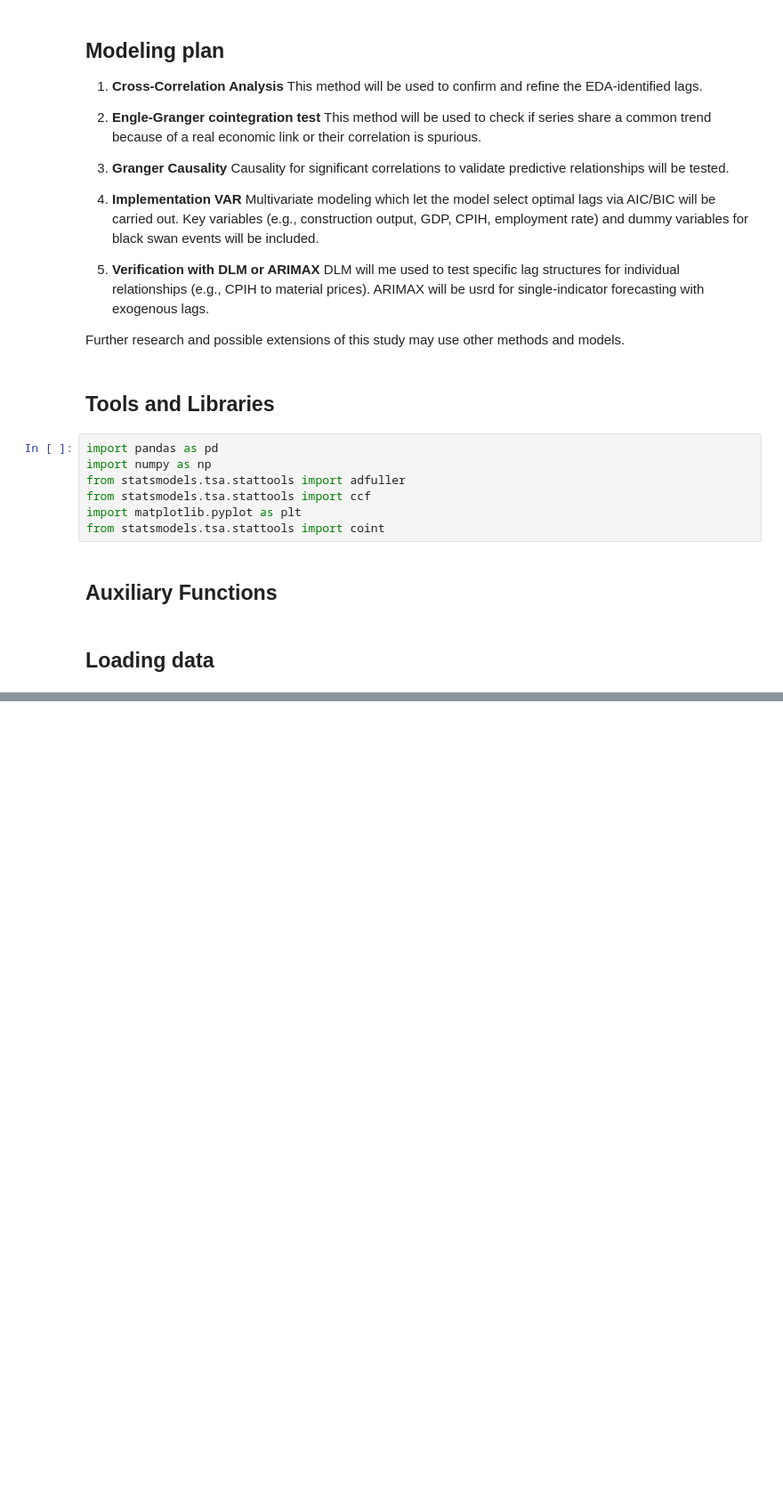
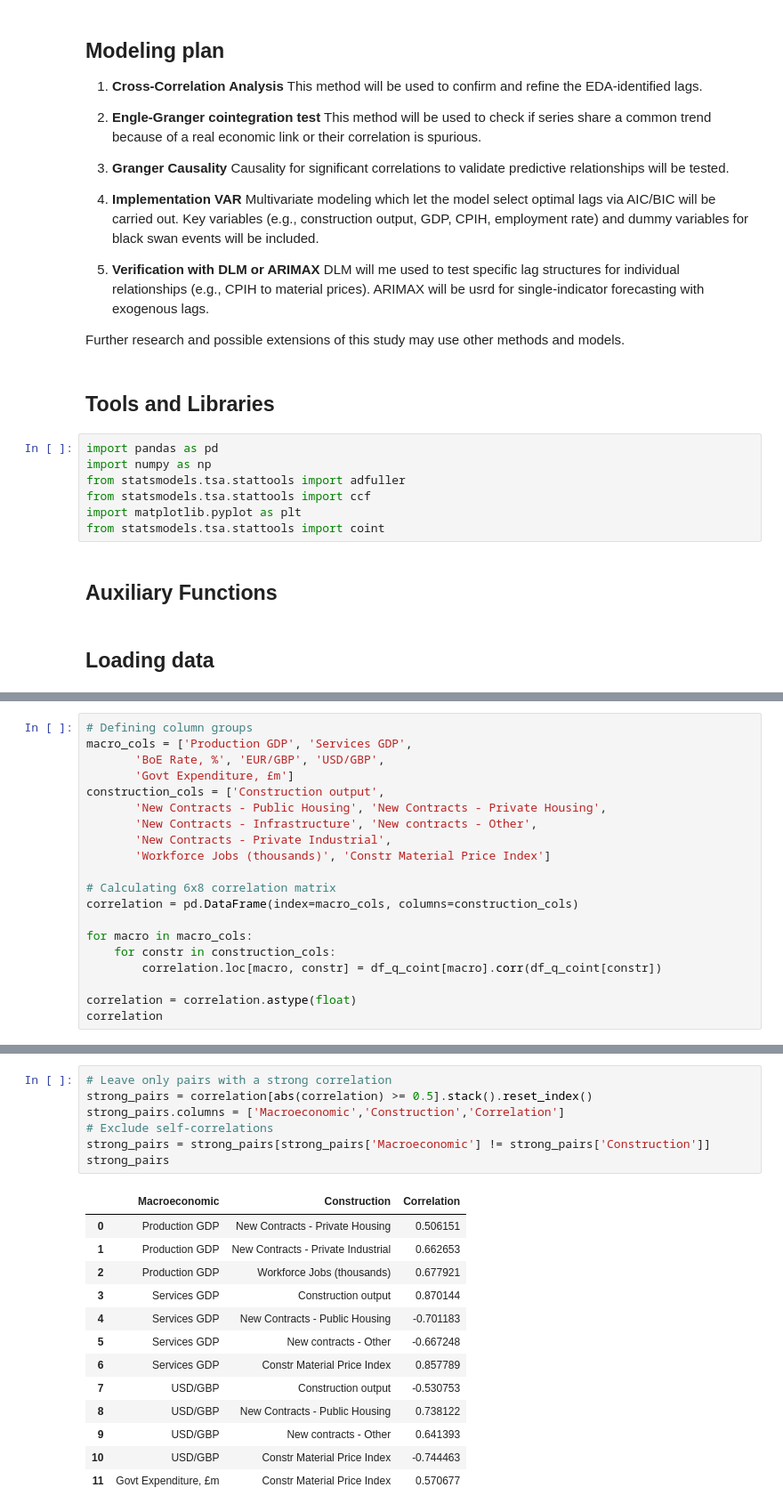
Before and after one commit to Alisa-Makhonina/Macroeconomic_indicators_vs_Construction_indicators, a Jupyter notebook: 5_Modeling.ipynb, the cells around one changed output, grey strips where cells are left out. Shown at 89% size. Drawn from its saved outputs; the diff is of its cells as text; blank space fills up the shorter version.

```diff
--- a/5_Modeling.ipynb
+++ b/5_Modeling.ipynb
@@ -379,0 +518,20 @@ strong_pairs_i1.head(3)
+# %%
+# Defining column groups
+macro_cols = ['Production GDP', 'Services GDP',
+       'BoE Rate, %', 'EUR/GBP', 'USD/GBP',
+       'Govt Expenditure, £m']
+construction_cols = ['Construction output',
+       'New Contracts - Public Housing', 'New Contracts - Private Housing',
+       'New Contracts - Infrastructure', 'New contracts - Other',
+       'New Contracts - Private Industrial',
+       'Workforce Jobs (thousands)', 'Constr Material Price Index']
+
+# Calculating 6x8 correlation matrix
+correlation = pd.DataFrame(index=macro_cols, columns=construction_cols)
+
+for macro in macro_cols:
+    for constr in construction_cols:
+        correlation.loc[macro, constr] = df_q_coint[macro].corr(df_q_coint[constr])
+
+correlation = correlation.astype(float)
+correlation
@@ -380,2 +546,23 @@ strong_pairs_i1.head(3)
+# %%
+# Leave only pairs with a strong correlation
+strong_pairs = correlation[abs(correlation) >= 0.5].stack().reset_index()
+strong_pairs.columns = ['Macroeconomic','Construction','Correlation']
+# Exclude self-correlations
+strong_pairs = strong_pairs[strong_pairs['Macroeconomic'] != strong_pairs['Construction']]
+strong_pairs
+# %% [output]
+|  | Macroeconomic | Construction | Correlation |
+| 0 | Production GDP | New Contracts - Private Housing | 0.506151 |
+| 1 | Production GDP | New Contracts - Private Industrial | 0.662653 |
+| 2 | Production GDP | Workforce Jobs (thousands) | 0.677921 |
+| 3 | Services GDP | Construction output | 0.870144 |
+| 4 | Services GDP | New Contracts - Public Housing | -0.701183 |
+| 5 | Services GDP | New contracts - Other | -0.667248 |
+| 6 | Services GDP | Constr Material Price Index | 0.857789 |
+| 7 | USD/GBP | Construction output | -0.530753 |
+| 8 | USD/GBP | New Contracts - Public Housing | 0.738122 |
+| 9 | USD/GBP | New contracts - Other | 0.641393 |
+| 10 | USD/GBP | Constr Material Price Index | -0.744463 |
+| 11 | Govt Expenditure, £m | Constr Material Price Index | 0.570677 |
 # %%
 # Cointegration Test Using the Engle-Granger method
```
Also changed, not shown: parts of 31 cells of this notebook.
